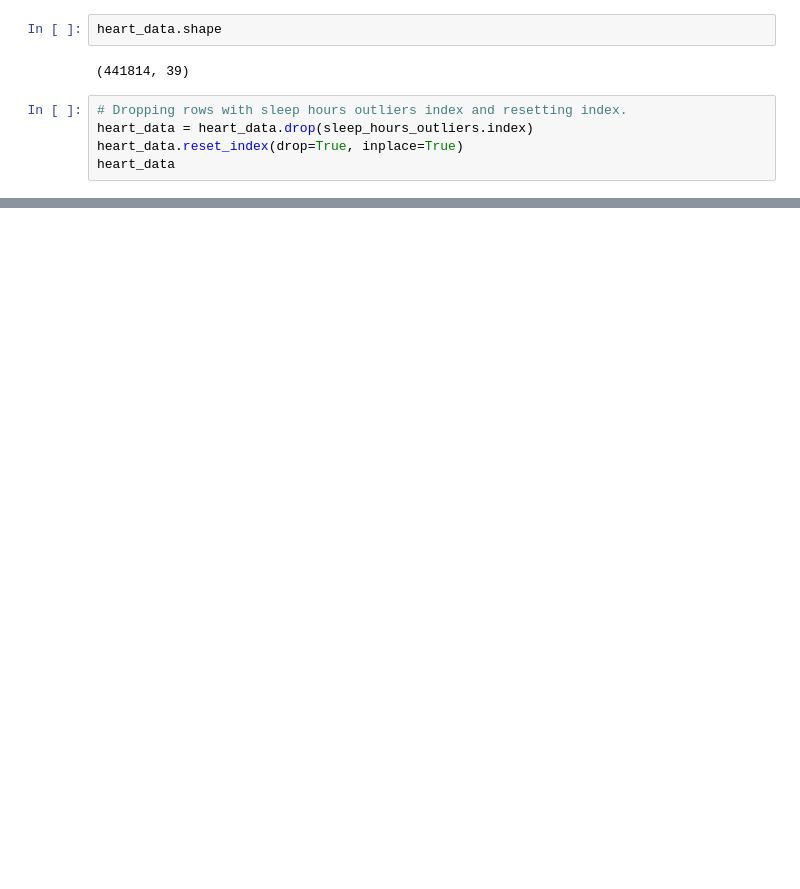
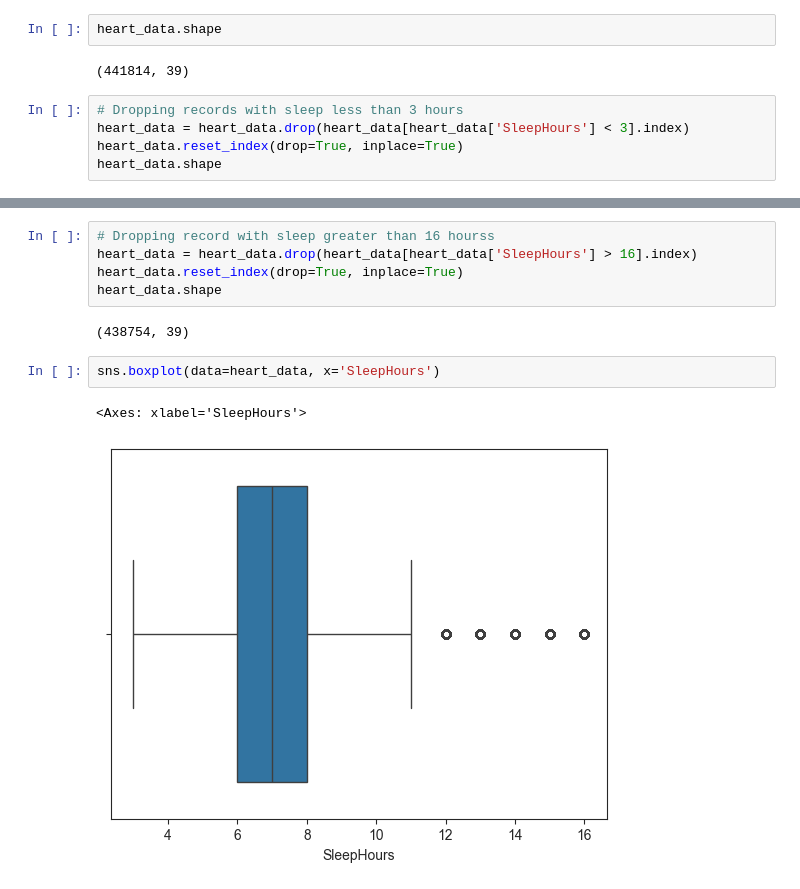
Before and after one commit to ali-bin-kashif/heart-disease-healthcare-data-analysis, a Jupyter notebook: heart_indicator_data_analysis.ipynb, the cells around one changed output, grey strips where cells are left out. Cells and saved outputs as stored; diff of their text form; blank space fills up the shorter version.

```diff
--- a/heart_indicator_data_analysis.ipynb
+++ b/heart_indicator_data_analysis.ipynb
@@ -545,8 +545,8 @@ heart_data.shape
 # %% [output]
 (441814, 39)
 # %%
-# Dropping rows with sleep hours outliers index and resetting index.
-heart_data = heart_data.drop(sleep_hours_outliers.index)
+# Dropping records with sleep less than 3 hours
+heart_data = heart_data.drop(heart_data[heart_data['SleepHours'] < 3].index)
 heart_data.reset_index(drop=True, inplace=True)
-heart_data
+heart_data.shape
 # %% [output]
@@ -565,0 +554,12 @@ heart_data
+# %%
+# Dropping record with sleep greater than 16 hourss
+heart_data = heart_data.drop(heart_data[heart_data['SleepHours'] > 16].index)
+heart_data.reset_index(drop=True, inplace=True)
+heart_data.shape
+# %% [output]
+(438754, 39)
+# %%
+sns.boxplot(data=heart_data, x='SleepHours')
+# %% [output]
+<Axes: xlabel='SleepHours'>
+[figure, added]
```
Also changed, not shown: parts of 4 cells of this notebook.
